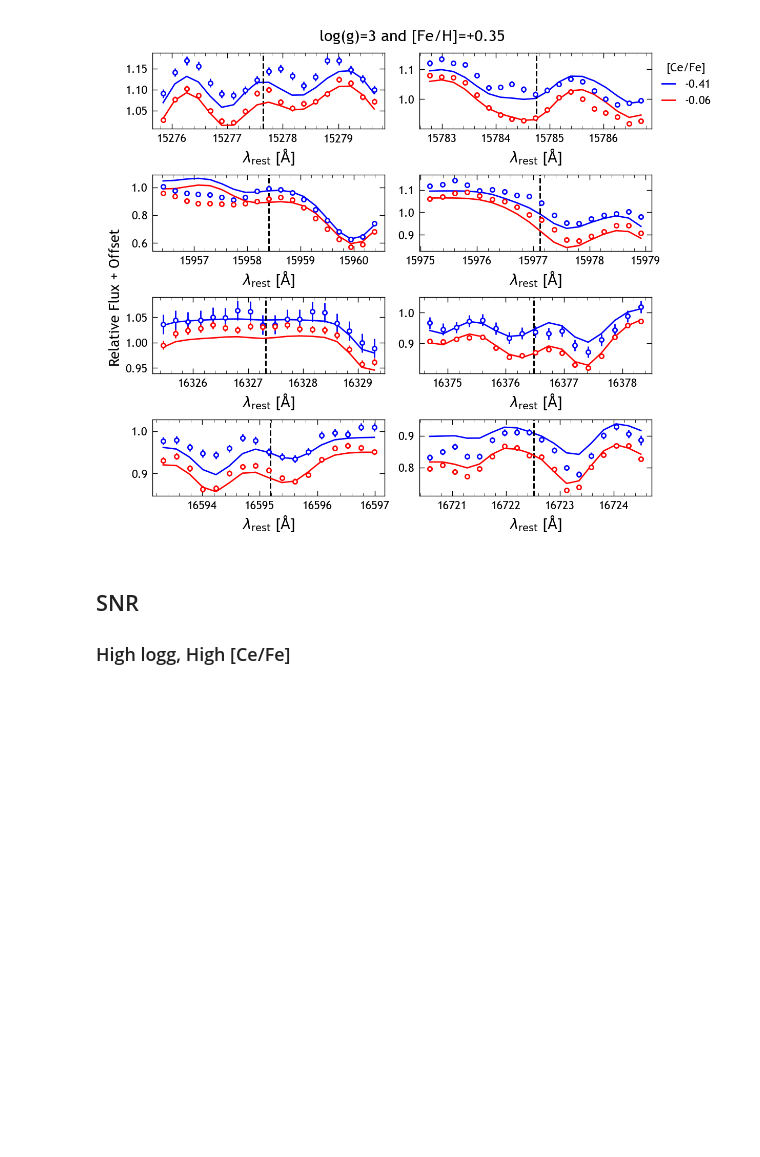
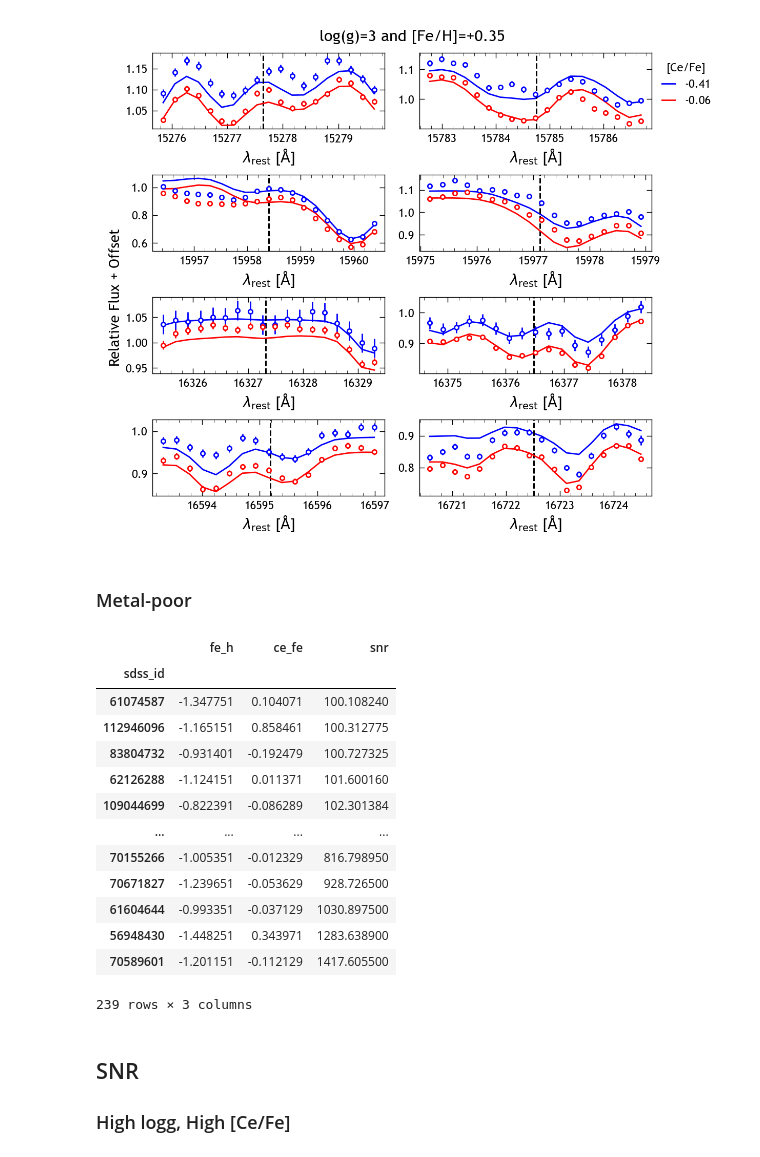
Before and after one commit to lodubay/chemical-clocks, a Jupyter notebook: src/scripts/spectrum_checks.ipynb, the cells around one changed output. Cells and saved outputs as stored; diff of their text form; code cells hidden in the pictures; blank space fills up the shorter version.

```diff
--- a/src/scripts/spectrum_checks.ipynb
+++ b/src/scripts/spectrum_checks.ipynb
@@ -754,6 +811,34 @@ plt.show()
 107.38129
 146.00871
 [figure]
+# %% [markdown]
+### Metal-poor
+# %%
+metal_poor_sample = mwm_sample[
+    # (mwm_sample['fe_h'] >= -0.55) &
+    (mwm_sample['fe_h'] < -0.8) &
+    # (mwm_sample['mg_fe'] >= 0.0) &
+    # (mwm_sample['mg_fe'] < 0.1) &
+    (mwm_sample['logg'] >= 1.9) &
+    (mwm_sample['logg'] < 2.1)
+]
+metal_poor_sample.sort_values('snr', inplace=True)
+metal_poor_sample[['fe_h', 'ce_fe', 'snr']]
+# %% [output]
+|  | fe_h | ce_fe | snr |
+| sdss_id |  |  |  |
+| 61074587 | -1.347751 | 0.104071 | 100.108240 |
+| 112946096 | -1.165151 | 0.858461 | 100.312775 |
+| 83804732 | -0.931401 | -0.192479 | 100.727325 |
+| 62126288 | -1.124151 | 0.011371 | 101.600160 |
+| 109044699 | -0.822391 | -0.086289 | 102.301384 |
+| ... | ... | ... | ... |
+| 70155266 | -1.005351 | -0.012329 | 816.798950 |
+| 70671827 | -1.239651 | -0.053629 | 928.726500 |
+| 61604644 | -0.993351 | -0.037129 | 1030.897500 |
+| 56948430 | -1.448251 | 0.343971 | 1283.638900 |
+| 70589601 | -1.201151 | -0.112129 | 1417.605500 |
+239 rows × 3 columns
 # %% [markdown]
 ## SNR
 
```
Also changed, not shown: parts of 9 cells of this notebook, 4 other files.
